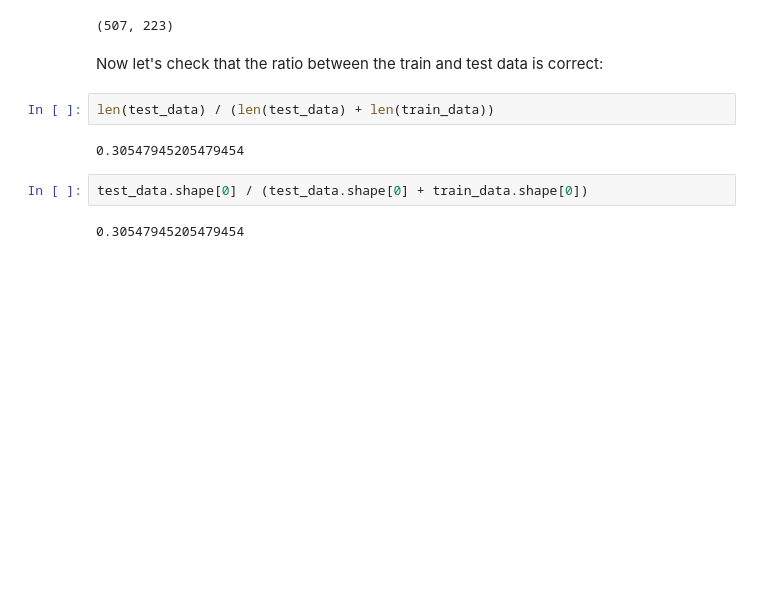
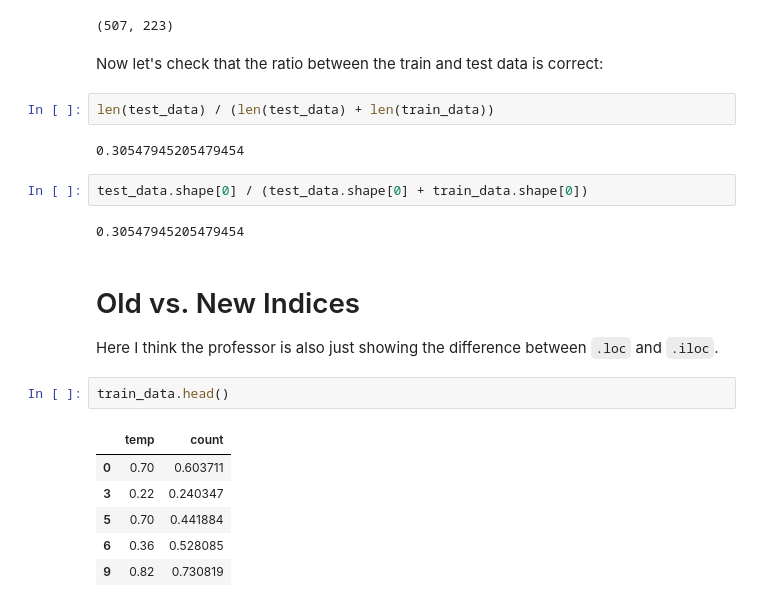
Before and after one commit to crdcamp/lin-reg-application, a Jupyter notebook: references/2_lin_reg_knn_reg_and_inference.ipynb, the cells around one changed output. Saved outputs shown, nothing was run; the diff lists cells and outputs as text; blank space fills up the shorter version.

```diff
--- a/references/2_lin_reg_knn_reg_and_inference.ipynb
+++ b/references/2_lin_reg_knn_reg_and_inference.ipynb
@@ -414,3 +414,16 @@ len(test_data) / (len(test_data) + len(train_data))
 test_data.shape[0] / (test_data.shape[0] + train_data.shape[0])
 # %% [output]
 0.30547945205479454
+# %% [markdown]
+# Old vs. New Indices
+
+Here I think the professor is also just showing the difference between `.loc` and `.iloc`.
+# %%
+train_data.head()
+# %% [output]
+|  | temp | count |
+| 0 | 0.70 | 0.603711 |
+| 3 | 0.22 | 0.240347 |
+| 5 | 0.70 | 0.441884 |
+| 6 | 0.36 | 0.528085 |
+| 9 | 0.82 | 0.730819 |
```
Also changed, not shown: parts of 6 cells of this notebook.
